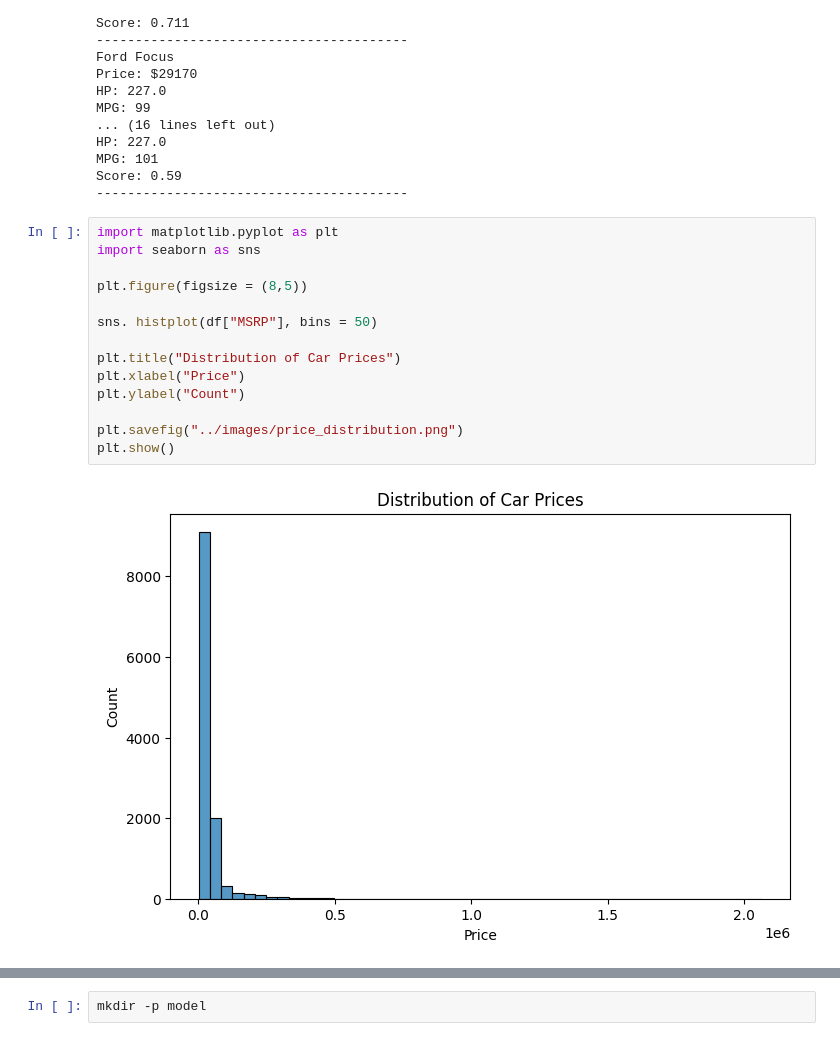
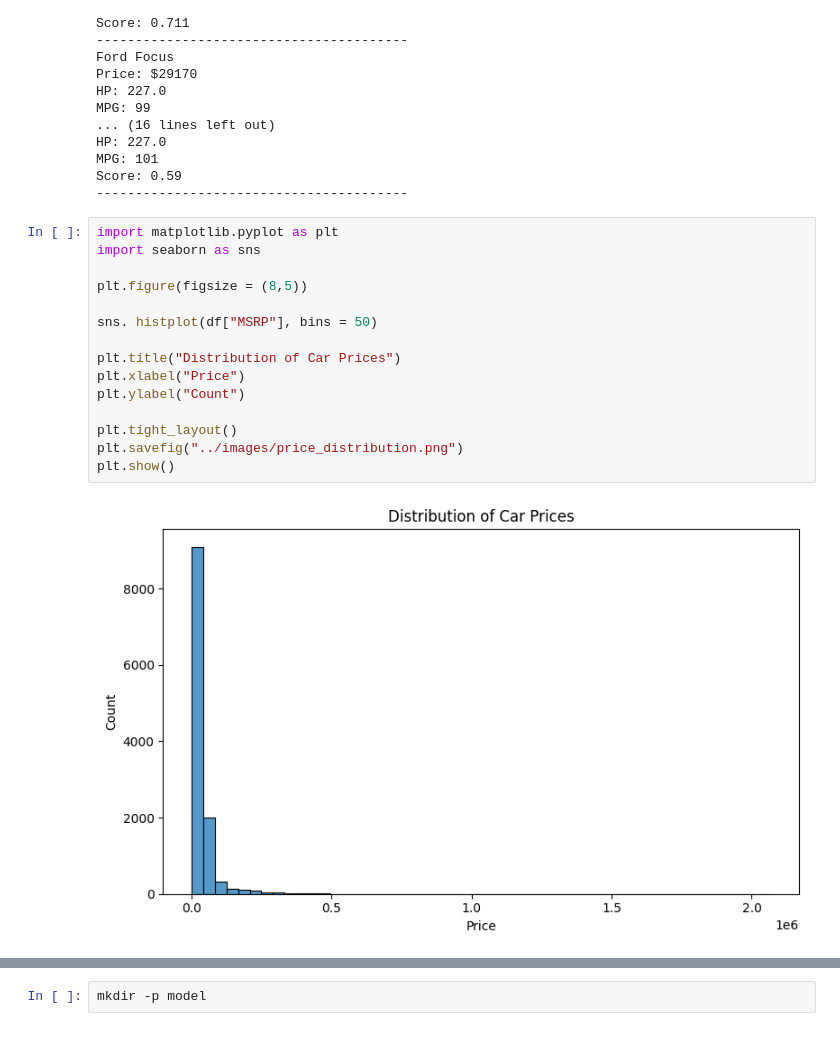
Before and after one commit to Ironclad1738281/car-recommendation-engine, a Jupyter notebook: notebooks/recommender.ipynb, the cells around one changed output, grey strips where cells are left out. Cells and saved outputs as stored; diff of their text form.

Commit message:
fixed graphs scaling issue

```diff
--- a/notebooks/recommender.ipynb
+++ b/notebooks/recommender.ipynb
@@ -303,19 +303,20 @@ Score: 0.59
 # %%
 import matplotlib.pyplot as plt
 import seaborn as sns
 
 plt.figure(figsize = (8,5))
 
 sns. histplot(df["MSRP"], bins = 50)
 
 plt.title("Distribution of Car Prices")
 plt.xlabel("Price")
 plt.ylabel("Count")
 
+plt.tight_layout()
 plt.savefig("../images/price_distribution.png")
 plt.show()
 # %% [output]
-[figure, old version]
+[figure, new version]
 # %%
 plt.figure(figsize=(8,5))
 
```
Also changed, not shown: parts of 3 cells of this notebook, 4 other files.
